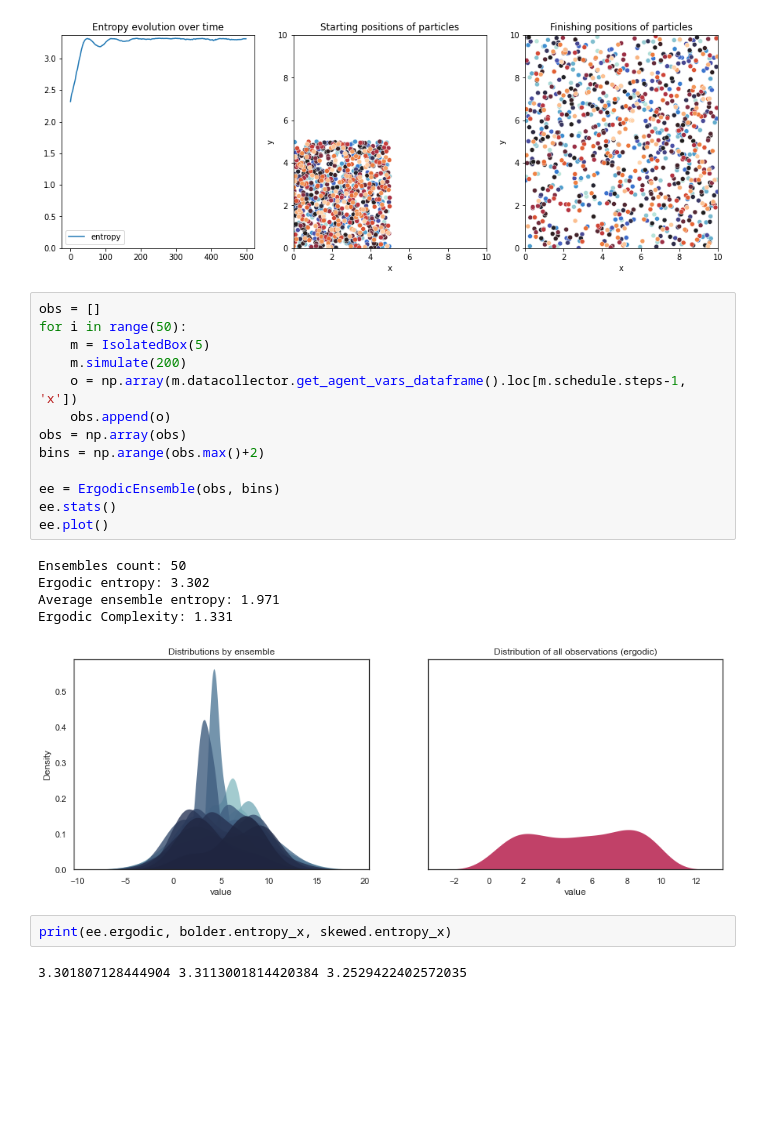
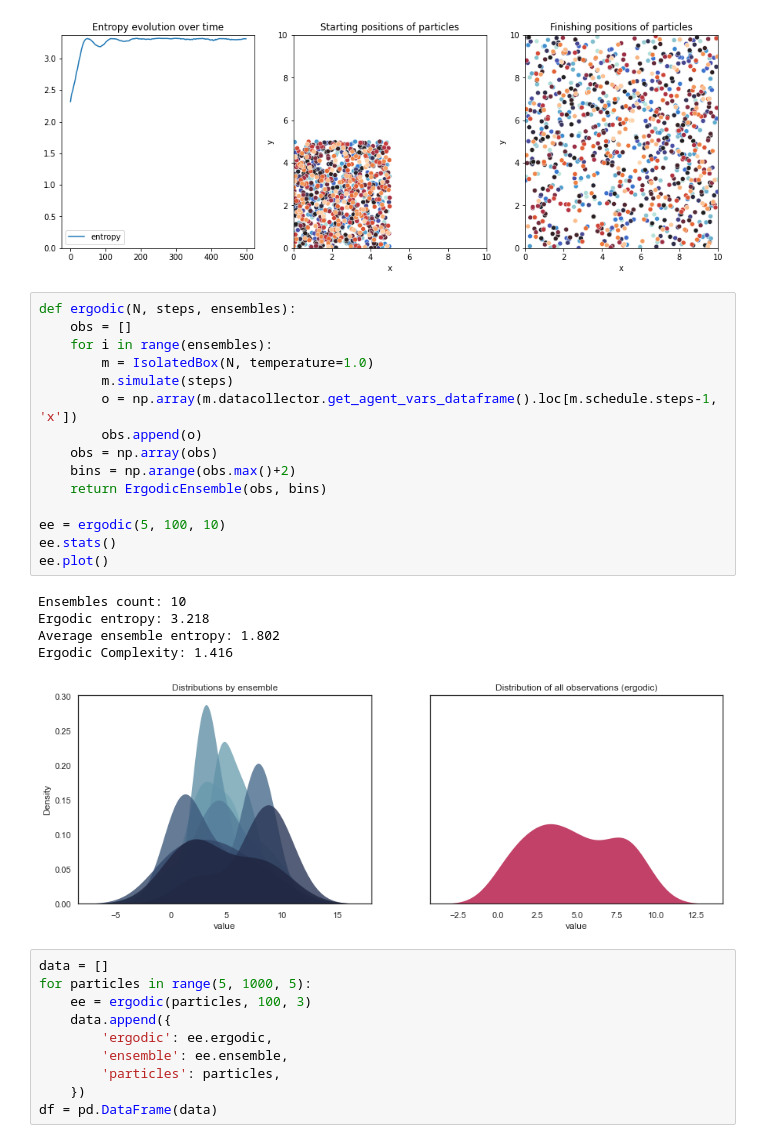
Before and after one commit to timjdavey/incoherence, a Jupyter notebook: notebooks/Analysis Ideal gas.ipynb, the cells around one changed output. Cells and saved outputs as stored; diff of their text form; blank space fills up the shorter version.

```diff
--- a/notebooks/Analysis Ideal gas.ipynb
+++ b/notebooks/Analysis Ideal gas.ipynb
@@ -45,25 +45,33 @@ bolder.plot(False)
 # %% [output]
 [figure]
 # %%
-obs = []
-for i in range(50):
-    m = IsolatedBox(5)
-    m.simulate(200)
-    o = np.array(m.datacollector.get_agent_vars_dataframe().loc[m.schedule.steps-1, 'x'])
-    obs.append(o)
-obs = np.array(obs)
-bins = np.arange(obs.max()+2)
+def ergodic(N, steps, ensembles):
+    obs = []
+    for i in range(ensembles):
+        m = IsolatedBox(N, temperature=1.0)
+        m.simulate(steps)
+        o = np.array(m.datacollector.get_agent_vars_dataframe().loc[m.schedule.steps-1, 'x'])
+        obs.append(o)
+    obs = np.array(obs)
+    bins = np.arange(obs.max()+2)
+    return ErgodicEnsemble(obs, bins)
 
-ee = ErgodicEnsemble(obs, bins)
+ee = ergodic(5, 100, 10)
 ee.stats()
 ee.plot()
 # %% [output]
-Ensembles count: 50
-Ergodic entropy: 3.302
-Average ensemble entropy: 1.971
-Ergodic Complexity: 1.331
+Ensembles count: 10
+Ergodic entropy: 3.218
+Average ensemble entropy: 1.802
+Ergodic Complexity: 1.416
-[figure, old version]
+[figure, new version]
-# %%
-print(ee.ergodic, bolder.entropy_x, skewed.entropy_x)
-# %% [output]
-3.301807128444904 3.3113001814420384 3.2529422402572035
+# %%
+data = []
+for particles in range(5, 1000, 5):
+    ee = ergodic(particles, 100, 3)
+    data.append({
+        'ergodic': ee.ergodic,
+        'ensemble': ee.ensemble,
+        'particles': particles,
+    })
+df = pd.DataFrame(data)
```
Also changed, not shown: parts of 1 cell of this notebook, 3 other files.
